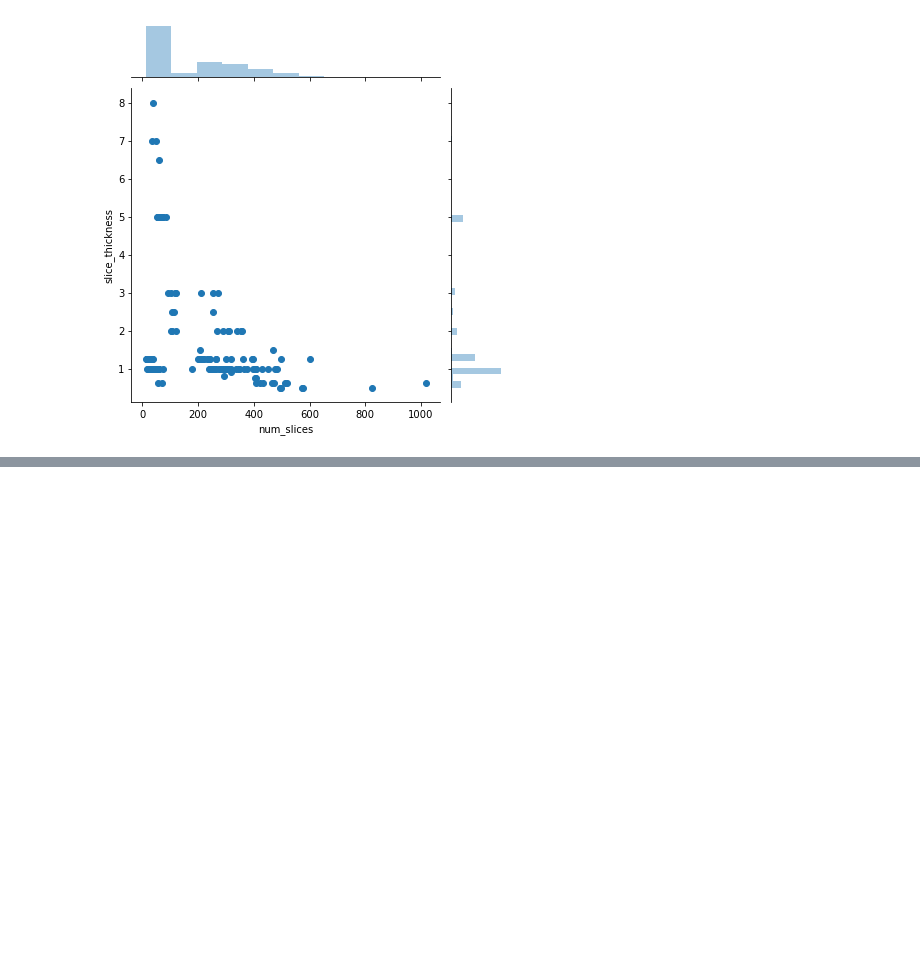
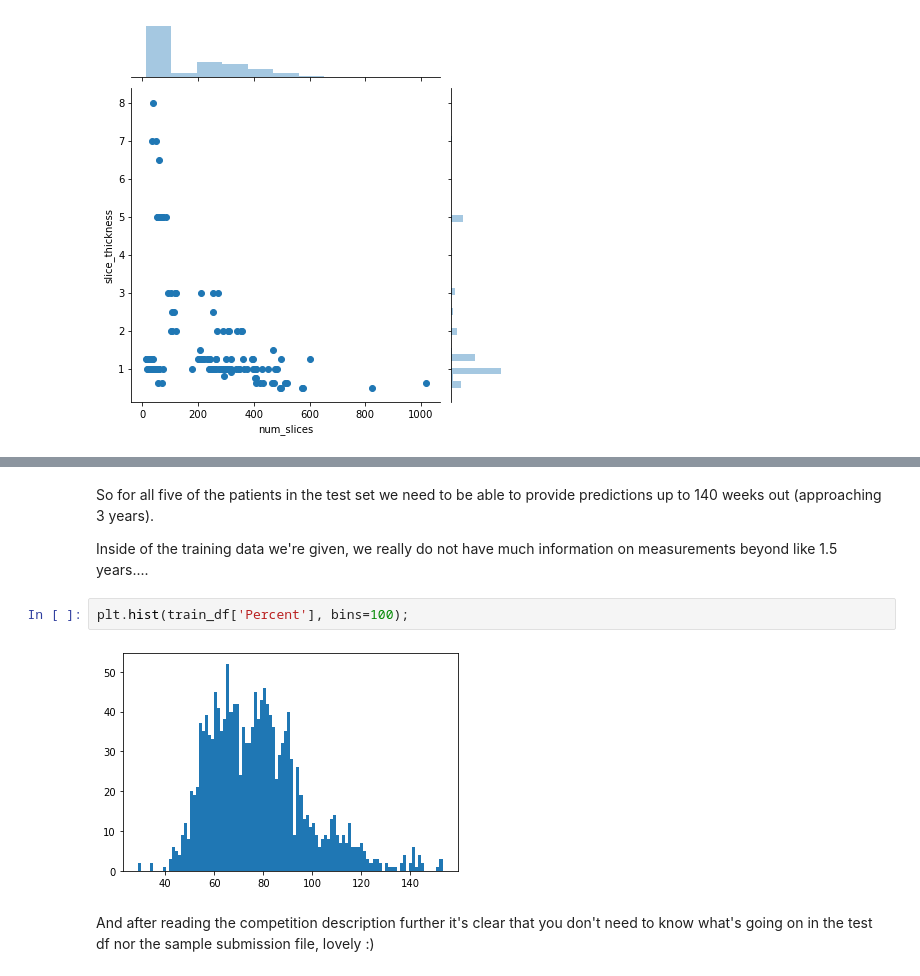
Before and after one commit to alibabaz/kaggle_osic_pulmonary_fibrosis, a Jupyter notebook: eda_viz_expo.ipynb, the cells around one changed output, grey strips where cells are left out. Saved outputs shown, nothing was run; the diff lists cells and outputs as text; blank space fills up the shorter version.

```diff
--- a/eda_viz_expo.ipynb
+++ b/eda_viz_expo.ipynb
@@ -207,0 +429,10 @@ sns.__version__
+# %% [markdown]
+So for all five of the patients in the test set we need to be able to provide predictions up to 140 weeks out (approaching 3 years).
+
+Inside of the training data we're given, we really do not have much information on measurements beyond like 1.5 years....
+# %%
+plt.hist(train_df['Percent'], bins=100);
+# %% [output]
+[figure, added]
+# %% [markdown]
+And after reading the competition description further it's clear that you don't need to know what's going on in the test df nor the sample submission file, lovely :)
```
Also changed, not shown: parts of 36 cells of this notebook, 1 other file.
